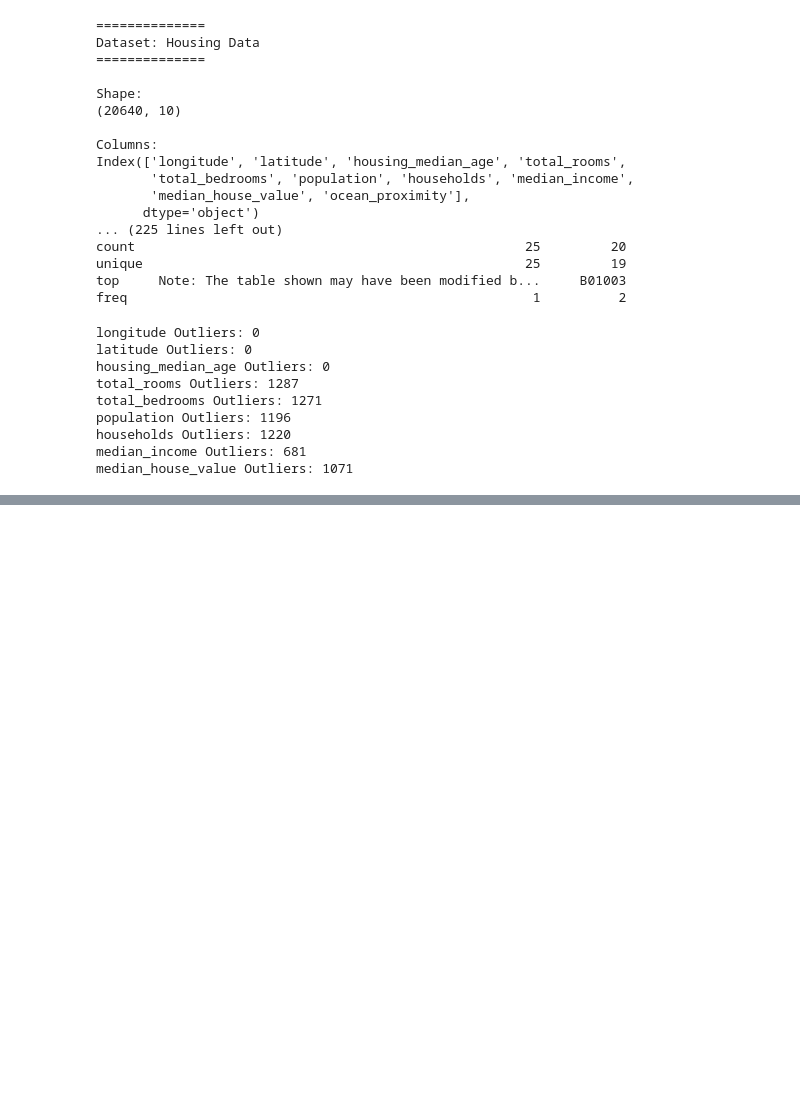
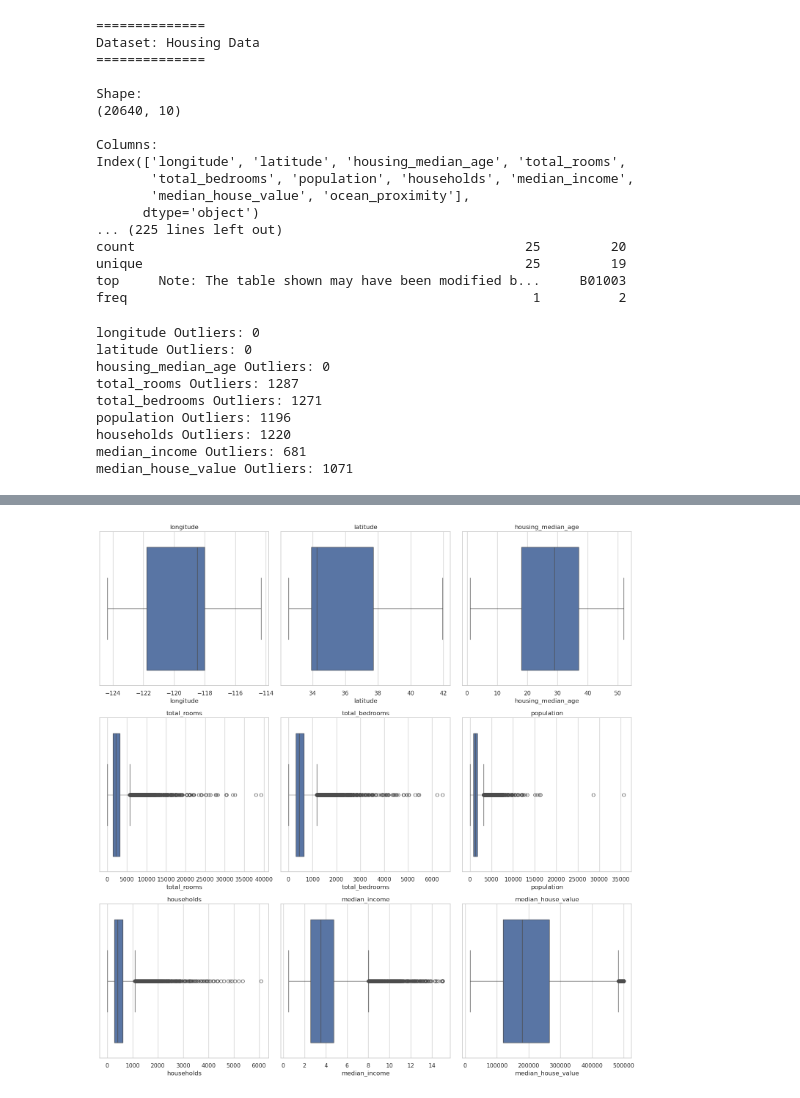
Before and after one commit to Deepking1996/ADS-508_Group_6_Final_Team_Project-, a Jupyter notebook: Data_Exploration.ipynb, the cells around one changed output, grey strips where cells are left out. Cells and saved outputs as stored; diff of their text form; code cells hidden in the pictures; blank space fills up the shorter version.

```diff
--- a/Data_Exploration.ipynb
+++ b/Data_Exploration.ipynb
@@ -93,0 +116,19 @@ median_house_value Outliers: 1071
+# %%
+#Boxplot to Visualize Outlier
+num_cols = housing.select_dtypes(include='number').columns
+
+# Set grid size
+cols = 3  # number of plots per row
+rows = (len(num_cols) // cols) + 1
+
+plt.figure(figsize=(15, 5 * rows))
+
+for i, col in enumerate(num_cols, 1):
+    plt.subplot(rows, cols, i)
+    sns.boxplot(x=housing[col])
+    plt.title(col)
+
+plt.tight_layout()
+plt.show()
+# %% [output]
+[figure, added]
```
Also changed, not shown: parts of 5 cells of this notebook.
